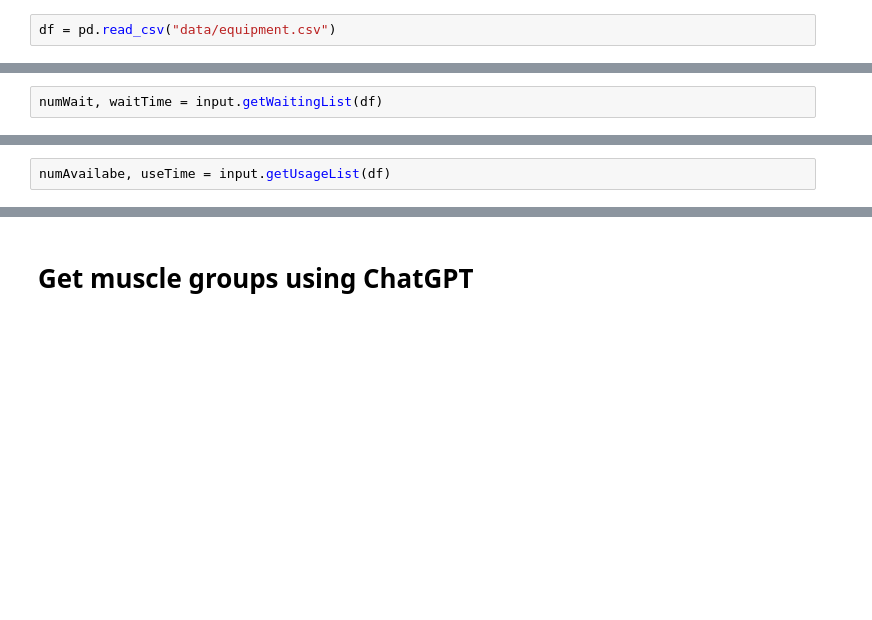
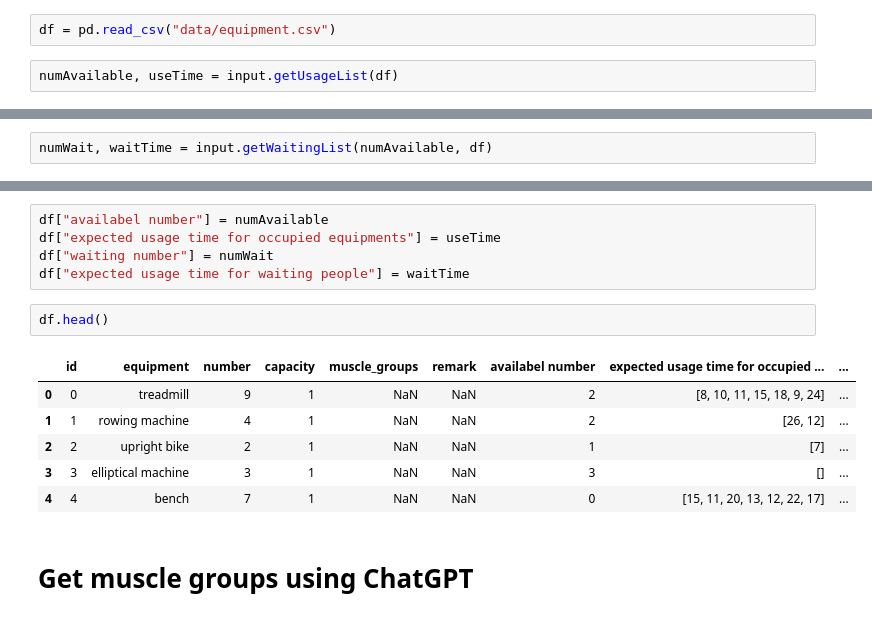
Before and after one commit to Hlinm-qq/Gym-Workout_flow-Optimizer, a Jupyter notebook: muscle_group.ipynb, the cells around one changed output, grey strips where cells are left out. Drawn from its saved outputs; the diff is of its cells as text; blank space fills up the shorter version.

Commit message:
debug: waiting list

```diff
--- a/muscle_group.ipynb
+++ b/muscle_group.ipynb
@@ -34,3 +34,5 @@ equipment.head()
 # Test input format
 # %%
 df = pd.read_csv("data/equipment.csv")
+# %%
+numAvailable, useTime = input.getUsageList(df)
@@ -37,5 +79,5 @@ df = pd.read_csv("data/equipment.csv")
 # %%
-numWait, waitTime = input.getWaitingList(df)
+numWait, waitTime = input.getWaitingList(numAvailable, df)
 # %%
 waitTime
 # %% [output]
@@ -79,2 +120,0 @@ numWait
-# %%
-numAvailabe, useTime = input.getUsageList(df)
@@ -121,3 +141,17 @@ useTime
+# %%
+df["availabel number"] = numAvailable
+df["expected usage time for occupied equipments"] = useTime
+df["waiting number"] = numWait
+df["expected usage time for waiting people"] = waitTime
+# %%
+df.head()
+# %% [output]
+|  | id | equipment | number | capacity | muscle_groups | remark | availabel number | expected usage time for occupied ... | ... |
+| 0 | 0 | treadmill | 9 | 1 | NaN | NaN | 2 | [8, 10, 11, 15, 18, 9, 24] | ... |
+| 1 | 1 | rowing machine | 4 | 1 | NaN | NaN | 2 | [26, 12] | ... |
+| 2 | 2 | upright bike | 2 | 1 | NaN | NaN | 1 | [7] | ... |
+| 3 | 3 | elliptical machine | 3 | 1 | NaN | NaN | 3 | [] | ... |
+| 4 | 4 | bench | 7 | 1 | NaN | NaN | 0 | [15, 11, 20, 13, 12, 22, 17] | ... |
 # %% [markdown]
 # Get muscle groups using ChatGPT
 # %%
```
Also changed, not shown: parts of 7 cells of this notebook, 2 other files.
